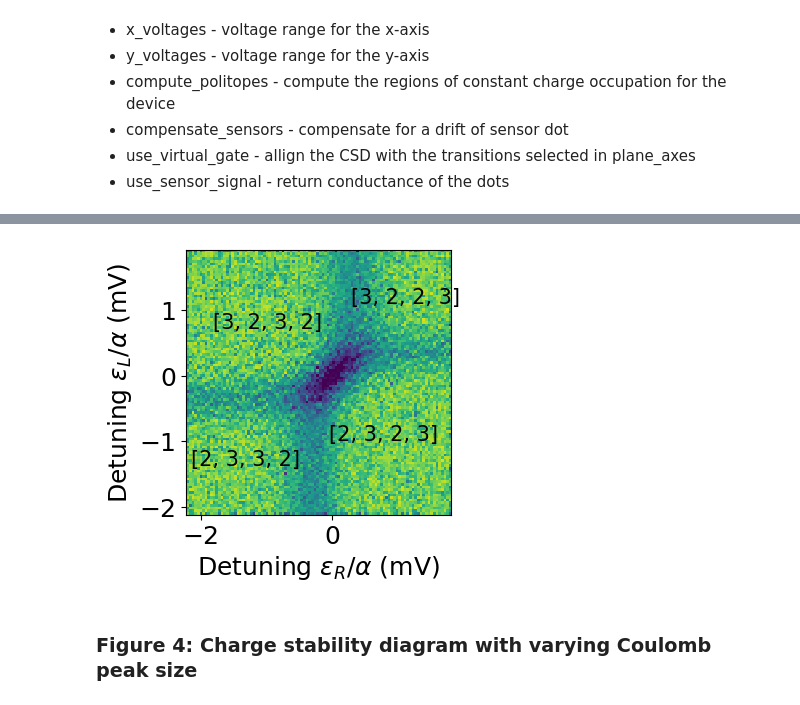
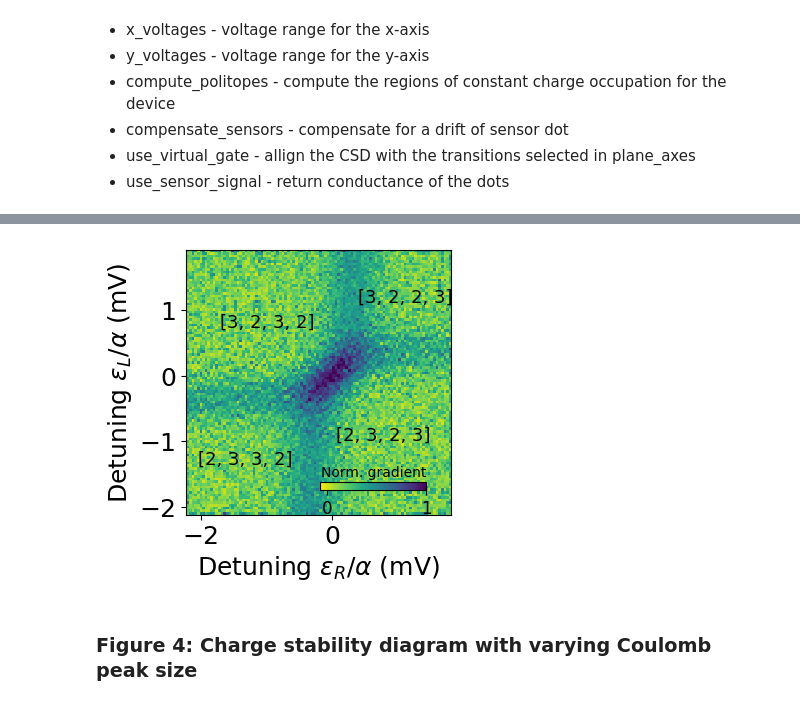
Before and after one commit to condensedAI/QDarts, a Jupyter notebook: examples/figures_scipost.ipynb, the cells around one changed output, grey strips where cells are left out. Saved outputs shown, nothing was run; the diff lists cells and outputs as text; code cells hidden in the pictures.

```diff
--- a/examples/figures_scipost.ipynb
+++ b/examples/figures_scipost.ipynb
@@ -151,24 +149,32 @@ ax[1,1].pcolormesh(1e3*xexp,1e3*yexp,np.gradient(sensor_signalexp[:,:,1],axis=1)
 # %%
 #Plot main figure
 fig, ax = plt.subplots(figsize=(4.5,3.4))
 plt.subplots_adjust(left=0.1, right=0.99, top=0.98, bottom=0.2)
 left_dot_factor = 2.5 #factor to make the intensities of both sensor equal (similairy to the experiment)
 sum_sensor_gradient = left_dot_factor*np.abs(np.gradient(sensor_signalexp[:,:,0],axis=0)
                                   ) + np.abs(np.gradient(sensor_signalexp[:,:,1],axis=1))  #sum of gradients
 
-ax.pcolormesh(1e3*xexp,1e3*yexp,sum_sensor_gradient/np.max(sum_sensor_gradient),
+pc = ax.pcolormesh(1e3*xexp,1e3*yexp,sum_sensor_gradient/np.max(sum_sensor_gradient),
                                             cmap="viridis_r",vmin=-0.05, vmax=0.8) #plot the sum of gradients
 ax.set_aspect('equal', 'box')
 
 #plot polytopes. NOTE: only_labels=True -> plot only the labels of the polytopes, skip_dots=[4,5] -> skip the sensor indices
-plot_polytopes(ax, polytopesexp, axes_rescale=1e3, only_labels=True, fontsize=15, color="black", skip_dots = [4,5])
+plot_polytopes(ax, polytopesexp, axes_rescale=1e3, only_labels=True, fontsize=13, color="black", skip_dots = [4,5])
 
 #labels
 plt.xlabel(r'Detuning $\epsilon_{R}/\alpha$ (mV)')
 plt.ylabel(r'Detuning $\epsilon_{L}/\alpha$ (mV)')
+cbaxes = inset_axes(ax,  width="40%", height="3%", loc='lower right', borderpad=1)
+cb = plt.colorbar(pc,ticks = [0,0.8], cax=cbaxes,  orientation='horizontal')
+cb.ax.set_xticklabels(["0","1"])
+
+cb.ax.tick_params(labelsize=12)
+cb.ax.set_xlabel('Norm. gradient', fontsize=10)
+cb.ax.xaxis.set_label_position('top')
+
 plt.savefig("figures/fig1.png")
 # %% [output]
-[figure, old version]
+[figure, new version]
 # %% [markdown]
 ### Figure 4: Charge stability diagram with varying Coulomb peak size
 # %% [markdown]
```
Also changed, not shown: parts of 9 cells of this notebook, 9 other files.
